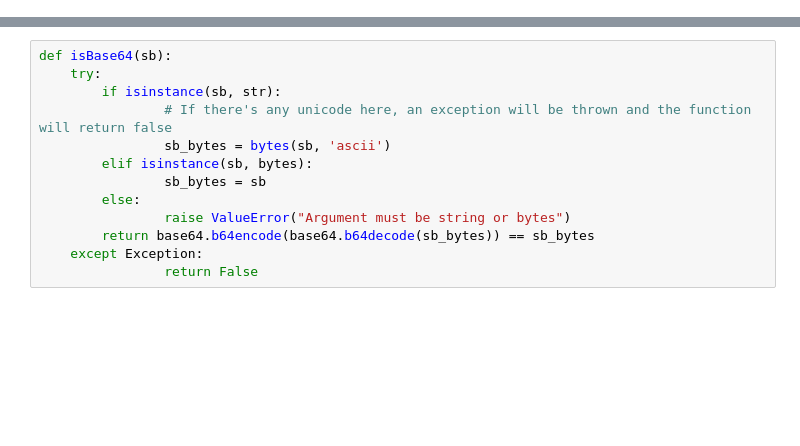
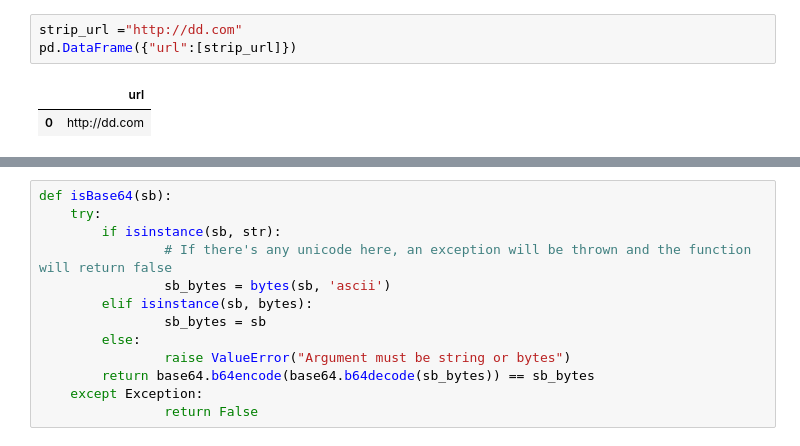
Before and after one commit to ravisiv/PhishingEmailDetection, a Jupyter notebook: metadata_df.ipynb, the cells around one changed output, grey strips where cells are left out. Drawn from its saved outputs; the diff is of its cells as text; blank space fills up the shorter version.

```diff
--- a/metadata_df.ipynb
+++ b/metadata_df.ipynb
@@ -1 +23,7 @@
+# %%
+strip_url ="http://dd.com"
+pd.DataFrame({"url":[strip_url]})
+# %% [output]
+|  | url |
+| 0 | http://dd.com |
 # %%
```
Also changed, not shown: parts of 21 cells of this notebook, 4 other files.
